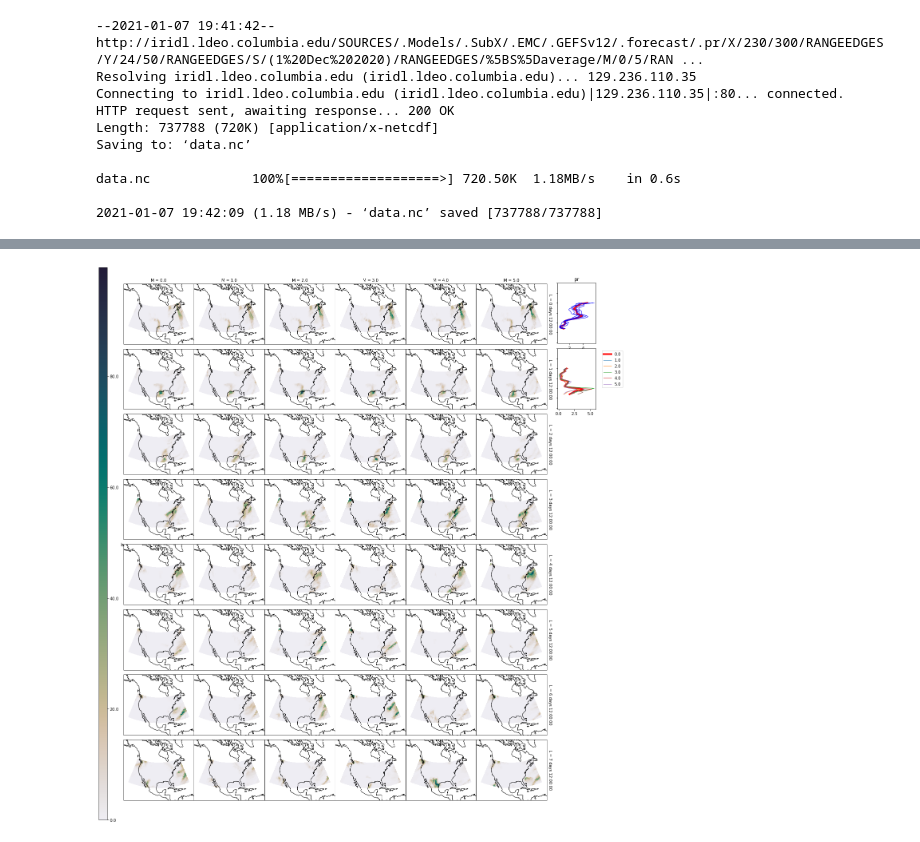
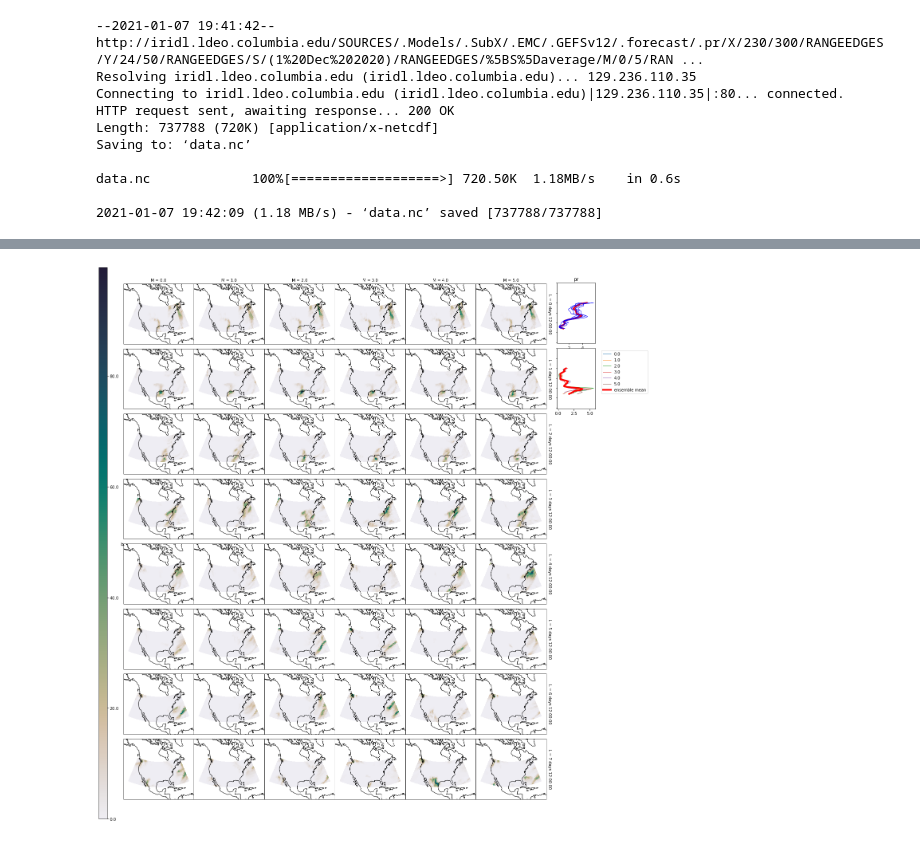
Before and after one commit to mktippett/python-tips-and-tricks, a Jupyter notebook: Advanced_plotting.ipynb, the cells around one changed output, grey strips where cells are left out. Drawn from its saved outputs; the diff is of its cells as text; code cells hidden in the pictures.

Commit message:
fixed legend subplot

```diff
--- a/Advanced_plotting.ipynb
+++ b/Advanced_plotting.ipynb
@@ -93,33 +93,38 @@ ax1 = p.fig.add_axes([0.92, 0.79, 0.07, 0.0875])
 (data.pr*86400).mean('M').mean(dim='X').isel(L=0).drop('L').plot.line(y='Y', ax = ax1, add_legend=False, lw=4, color='r')
 (data.pr*86400).mean(dim='X').isel(L=0).drop('L').plot.line(y='Y', ax = ax1, add_legend=False, lw=1, color='b')
 #setting the extent of my plot, so that latitudes match with the map.
 # I clean up the extra plot
 ax1.set_ylim(9, 70)
 ax1.set_yticklabels('')
 ax1.set_ylabel('')
 ax1.set_xlabel('')
 ax1.set_title('pr')
 
 
 # add another one and add a legend to that
 ax1 = p.fig.add_axes([0.92, 0.695, 0.07, 0.0875])
 # so let's do an average along the columns (over M) - mind I don't mask for ocean, but just to give an idea.
 # I then avearage along lon, but I have to select one L at the time, because I am not using the "col" or "row" option
 # I also tell xarray which dimension is the y axis
+pp = (data.pr*86400).mean(dim='X').isel(L=1).drop('L').plot.line(y='Y', ax = ax1, add_legend=False, lw=1)
 (data.pr*86400).mean('M').mean(dim='X').isel(L=1).drop('L').plot.line(y='Y', ax = ax1, add_legend=False, lw=4, color='r')
-pp = (data.pr*86400).mean(dim='X').isel(L=1).drop('L').plot.line(y='Y', ax = ax1, add_legend=False, lw=1)
 # I clean up the extra plot
 #setting the extent of my plot, so that latitudes match with the map, these are the values in the extent above
 ax1.set_ylim(9, 70)
 ax1.set_yticklabels('')
 ax1.set_ylabel('')
 ax1.set_xlabel('')
 # this is to give the names to the legend and put the legend outside of the plot
-ax1.legend(data.M.values , bbox_to_anchor = (1.1, 1))
+# create names to put in legend, if it had been one plot only (i.e. only the ensemble members)
+# I didn't need to create a list, and I could have passed data.M.values directly, but since I have to add
+# ensemble mean to the legend list, I have to create a list of values.
+values_leg = [im for im in data.M.values]
+values_leg.append('ensemble mean')
+ax1.legend(values_leg , bbox_to_anchor = (1.1, 1))
 
 p.fig.set_rasterized(True)
 # you need this "bbox_inches" whenever you use "bbox_to_anchor" in your legend,
 # otherwise the saving of the figure looses the legend
 plt.savefig('aaa.png', bbox_inches='tight')
 # %% [output]
-[figure, old version]
+[figure, new version]
```
